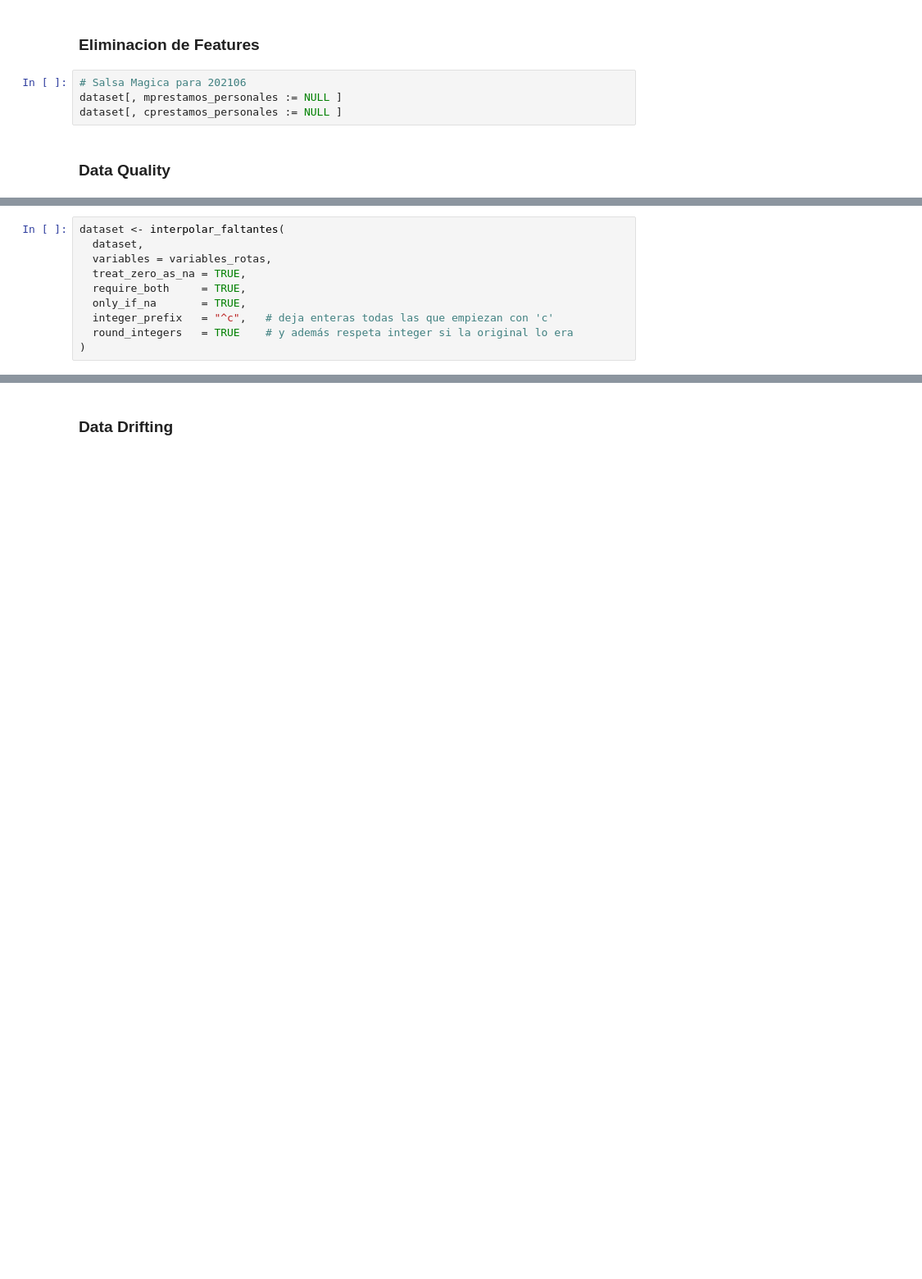
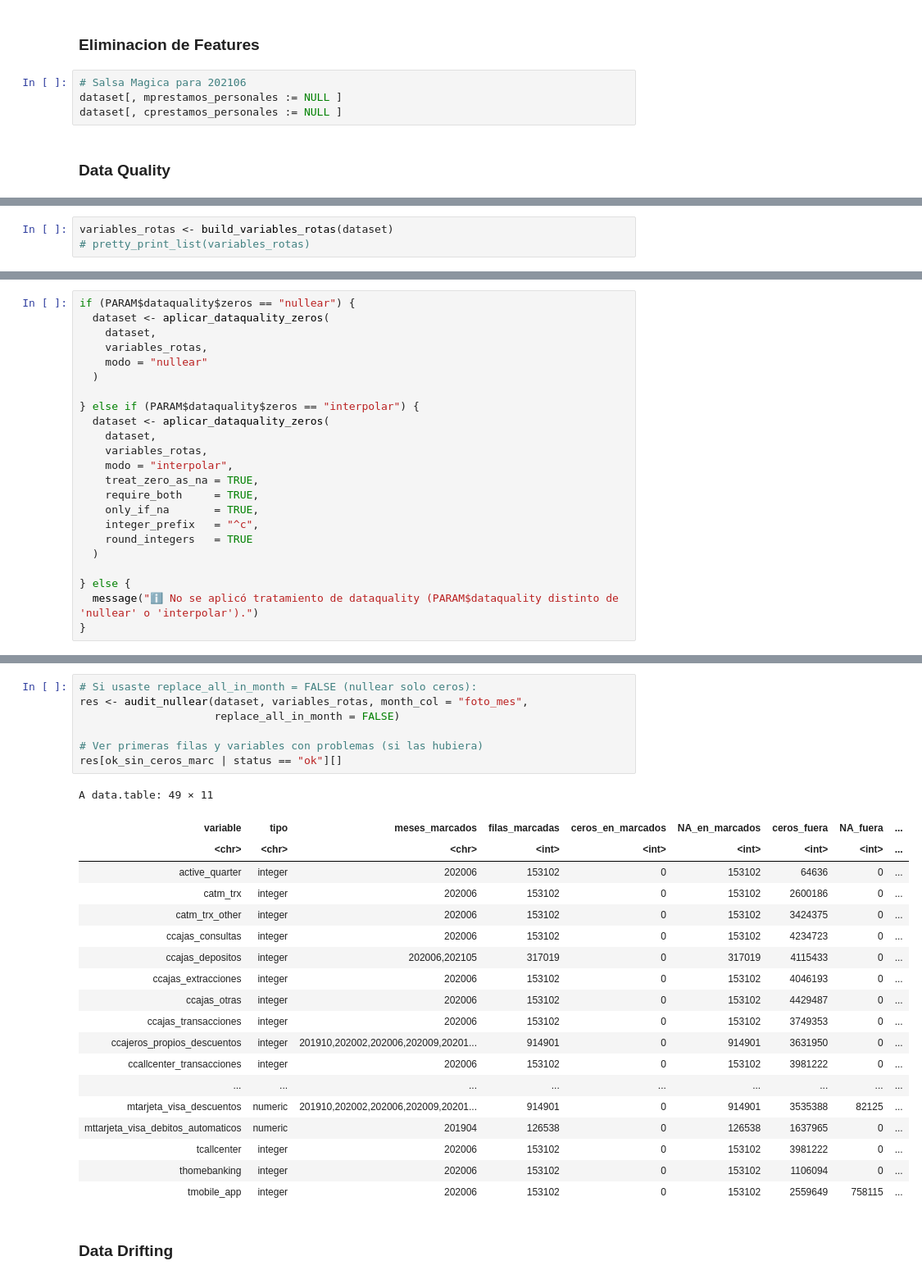
Before and after one commit to missvico/dmeyf2025, a Jupyter notebook: src/churn/C2010/APO_zlgbm_C2010_2106.ipynb, the cells around one changed output, grey strips where cells are left out. Shown at 82% size. Cells and saved outputs as stored; diff of their text form; blank space fills up the shorter version.

Commit message:
setup data quality

```diff
--- a/src/churn/C2010/APO_zlgbm_C2010_2106.ipynb
+++ b/src/churn/C2010/APO_zlgbm_C2010_2106.ipynb
@@ -162,10 +89,3 @@ list(
-# %%
-dataset <- interpolar_faltantes(
-  dataset,
-  variables = variables_rotas,
-  treat_zero_as_na = TRUE,
-  require_both     = TRUE,
-  only_if_na       = TRUE,
-  integer_prefix   = "^c",   # deja enteras todas las que empiezan con 'c'
-  round_integers   = TRUE    # y además respeta integer si la original lo era
-)
+# %%
+variables_rotas <- build_variables_rotas(dataset)
+# pretty_print_list(variables_rotas)
@@ -171,0 +112,23 @@ dataset <- interpolar_faltantes(
+# %%
+if (PARAM$dataquality$zeros == "nullear") {
+  dataset <- aplicar_dataquality_zeros(
+    dataset,
+    variables_rotas,
+    modo = "nullear"
+  )
+
+} else if (PARAM$dataquality$zeros == "interpolar") {
+  dataset <- aplicar_dataquality_zeros(
+    dataset,
+    variables_rotas,
+    modo = "interpolar",
+    treat_zero_as_na = TRUE,
+    require_both     = TRUE,
+    only_if_na       = TRUE,
+    integer_prefix   = "^c",
+    round_integers   = TRUE
+  )
+
+} else {
+  message("ℹ️ No se aplicó tratamiento de dataquality (PARAM$dataquality distinto de 'nullear' o 'interpolar').")
+}
@@ -172,3 +218,30 @@ dataset <- interpolar_faltantes(
+# %%
+# Si usaste replace_all_in_month = FALSE (nullear solo ceros):
+res <- audit_nullear(dataset, variables_rotas, month_col = "foto_mes",
+                     replace_all_in_month = FALSE)
+
+# Ver primeras filas y variables con problemas (si las hubiera)
+res[ok_sin_ceros_marc | status == "ok"][]
+# %% [output]
+A data.table: 49 × 11
+| variable | tipo | meses_marcados | filas_marcadas | ceros_en_marcados | NA_en_marcados | ceros_fuera | NA_fuera | ... |
+| <chr> | <chr> | <chr> | <int> | <int> | <int> | <int> | <int> | ... |
+| active_quarter | integer | 202006 | 153102 | 0 | 153102 | 64636 | 0 | ... |
+| catm_trx | integer | 202006 | 153102 | 0 | 153102 | 2600186 | 0 | ... |
+| catm_trx_other | integer | 202006 | 153102 | 0 | 153102 | 3424375 | 0 | ... |
+| ccajas_consultas | integer | 202006 | 153102 | 0 | 153102 | 4234723 | 0 | ... |
+| ccajas_depositos | integer | 202006,202105 | 317019 | 0 | 317019 | 4115433 | 0 | ... |
+| ccajas_extracciones | integer | 202006 | 153102 | 0 | 153102 | 4046193 | 0 | ... |
+| ccajas_otras | integer | 202006 | 153102 | 0 | 153102 | 4429487 | 0 | ... |
+| ccajas_transacciones | integer | 202006 | 153102 | 0 | 153102 | 3749353 | 0 | ... |
+| ccajeros_propios_descuentos | integer | 201910,202002,202006,202009,20201... | 914901 | 0 | 914901 | 3631950 | 0 | ... |
+| ccallcenter_transacciones | integer | 202006 | 153102 | 0 | 153102 | 3981222 | 0 | ... |
+| ... | ... | ... | ... | ... | ... | ... | ... | ... |
+| mtarjeta_visa_descuentos | numeric | 201910,202002,202006,202009,20201... | 914901 | 0 | 914901 | 3535388 | 82125 | ... |
+| mttarjeta_visa_debitos_automaticos | numeric | 201904 | 126538 | 0 | 126538 | 1637965 | 0 | ... |
+| tcallcenter | integer | 202006 | 153102 | 0 | 153102 | 3981222 | 0 | ... |
+| thomebanking | integer | 202006 | 153102 | 0 | 153102 | 1106094 | 0 | ... |
+| tmobile_app | integer | 202006 | 153102 | 0 | 153102 | 2559649 | 758115 | ... |
 # %% [markdown]
 ### Data Drifting
 # %% [markdown]
```
Also changed, not shown: parts of 8 cells of this notebook, 6 other files.
